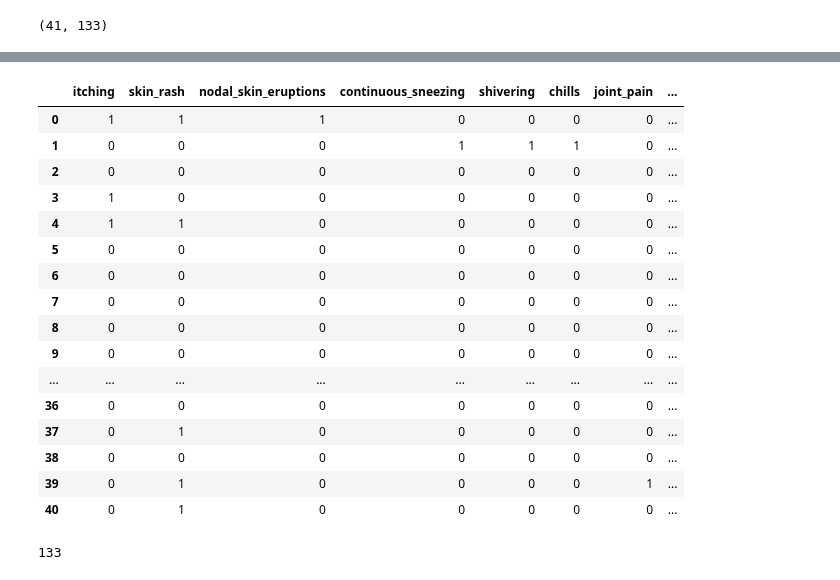
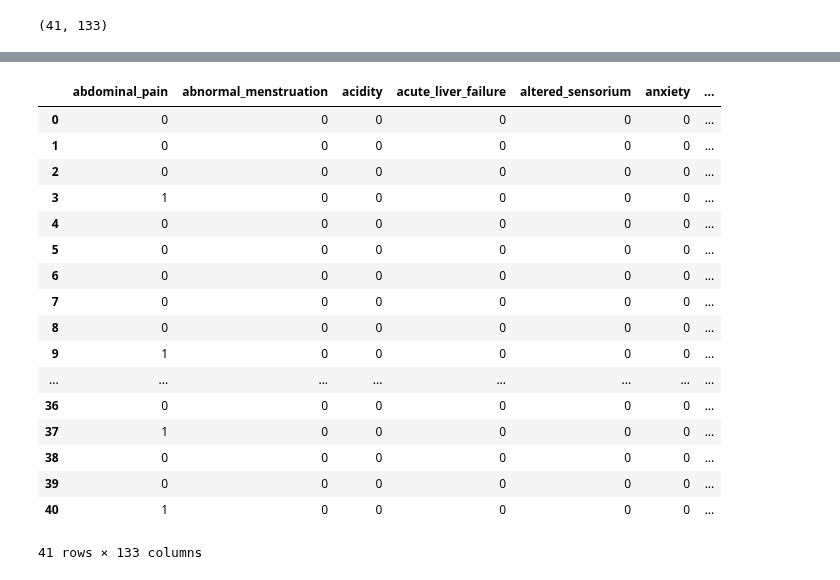
Before and after one commit to disease-outbreak/disease-outbreak, a Jupyter notebook: Adam/adam_scratch.ipynb, the cells around one changed output, grey strips where cells are left out. Saved outputs shown, nothing was run; the diff lists cells and outputs as text; code cells hidden in the pictures.

```diff
--- a/Adam/adam_scratch.ipynb
+++ b/Adam/adam_scratch.ipynb
@@ -53,32 +29,0 @@ array(['Fungal infection', 'Allergy', 'GERD', 'Chronic cholestasis',
-# %%
-import pandas as pd
-
-# Assuming you have a DataFrame named df
-# Configure pandas to display all columns without truncation
-pd.set_option('display.max_columns', None)
-
-# Now, when you print the DataFrame, it will show all columns
-df.head(100)
-# %% [output]
-|  | itching | skin_rash | nodal_skin_eruptions | continuous_sneezing | shivering | chills | joint_pain | ... |
-| 0 | 1 | 1 | 1 | 0 | 0 | 0 | 0 | ... |
-| 1 | 0 | 0 | 0 | 1 | 1 | 1 | 0 | ... |
-| 2 | 0 | 0 | 0 | 0 | 0 | 0 | 0 | ... |
-| 3 | 1 | 0 | 0 | 0 | 0 | 0 | 0 | ... |
-| 4 | 1 | 1 | 0 | 0 | 0 | 0 | 0 | ... |
-| 5 | 0 | 0 | 0 | 0 | 0 | 0 | 0 | ... |
-| 6 | 0 | 0 | 0 | 0 | 0 | 0 | 0 | ... |
-| 7 | 0 | 0 | 0 | 0 | 0 | 0 | 0 | ... |
-| 8 | 0 | 0 | 0 | 0 | 0 | 0 | 0 | ... |
-| 9 | 0 | 0 | 0 | 0 | 0 | 0 | 0 | ... |
-| ... | ... | ... | ... | ... | ... | ... | ... | ... |
-| 36 | 0 | 0 | 0 | 0 | 0 | 0 | 0 | ... |
-| 37 | 0 | 1 | 0 | 0 | 0 | 0 | 0 | ... |
-| 38 | 0 | 0 | 0 | 0 | 0 | 0 | 0 | ... |
-| 39 | 0 | 1 | 0 | 0 | 0 | 0 | 1 | ... |
-| 40 | 0 | 1 | 0 | 0 | 0 | 0 | 0 | ... |
-# %%
-blister_1_count = df[df['blister'] == 1].shape[1]
-blister_1_count
-# %% [output]
-133
@@ -120,0 +36,12 @@ predicted_prognosis
+# %%
+# Separate the 'prognosis' column from the rest of the columns
+prognosis_column = df['prognosis']
+other_columns = df.drop(columns=['prognosis'])
+
+# Sort the other columns in alphabetical order
+other_columns = other_columns.reindex(sorted(other_columns.columns), axis=1)
+
+# Concatenate the sorted columns and 'prognosis' column
+df_sorted = pd.concat([other_columns, prognosis_column], axis=1)
+
+# Print the DataFrame with columns sorted and 'prognosis' column at the end
@@ -120,0 +50,21 @@ predicted_prognosis
+# %%
+df # now the features and unique values of prognosis are in alphalbetical order
+# %% [output]
+|  | abdominal_pain | abnormal_menstruation | acidity | acute_liver_failure | altered_sensorium | anxiety | ... |
+| 0 | 0 | 0 | 0 | 0 | 0 | 0 | ... |
+| 1 | 0 | 0 | 0 | 0 | 0 | 0 | ... |
+| 2 | 0 | 0 | 0 | 0 | 0 | 0 | ... |
+| 3 | 1 | 0 | 0 | 0 | 0 | 0 | ... |
+| 4 | 0 | 0 | 0 | 0 | 0 | 0 | ... |
+| 5 | 0 | 0 | 0 | 0 | 0 | 0 | ... |
+| 6 | 0 | 0 | 0 | 0 | 0 | 0 | ... |
+| 7 | 0 | 0 | 0 | 0 | 0 | 0 | ... |
+| 8 | 0 | 0 | 0 | 0 | 0 | 0 | ... |
+| 9 | 1 | 0 | 0 | 0 | 0 | 0 | ... |
+| ... | ... | ... | ... | ... | ... | ... | ... |
+| 36 | 0 | 0 | 0 | 0 | 0 | 0 | ... |
+| 37 | 1 | 0 | 0 | 0 | 0 | 0 | ... |
+| 38 | 0 | 0 | 0 | 0 | 0 | 0 | ... |
+| 39 | 0 | 0 | 0 | 0 | 0 | 0 | ... |
+| 40 | 1 | 0 | 0 | 0 | 0 | 0 | ... |
+41 rows × 133 columns
```
Also changed, not shown: parts of 13 cells of this notebook.
